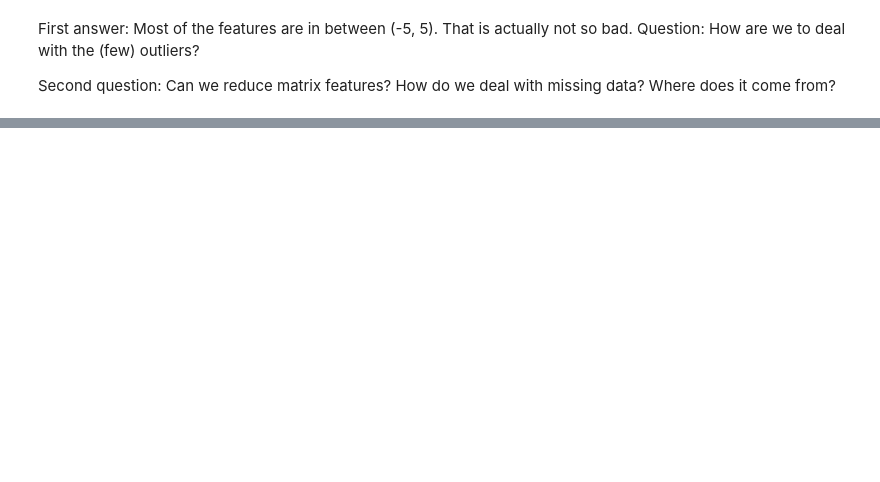
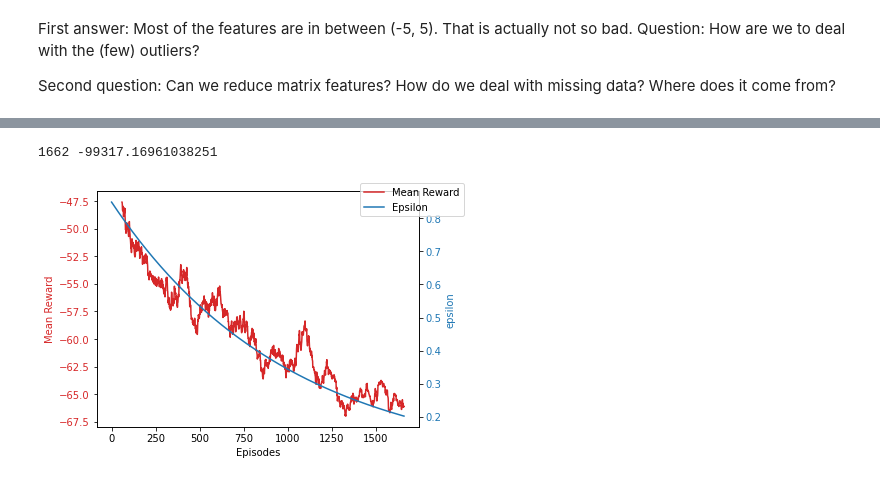
Before and after one commit to RaoulBer/Bomberman-KI-Projekt, a Jupyter notebook: bomberman_rl-master/agent_code/regression_forest/data_science_features.ipynb, the cells around one changed output, grey strips where cells are left out. Drawn from its saved outputs; the diff is of its cells as text; code cells hidden in the pictures; blank space fills up the shorter version.

```diff
--- a/bomberman_rl-master/agent_code/regression_forest/data_science_features.ipynb
+++ b/bomberman_rl-master/agent_code/regression_forest/data_science_features.ipynb
@@ -42,3 +68,0 @@ np.max(X_train)
-# %%
-with open("game_setup.pt", "rb") as file:
-    game_sample = pickle.load(file)
@@ -76,0 +179,34 @@ print(length)
+# %%
+with open("rewards.pt", "rb") as file:
+    re = pickle.load(file)
+#re = ewma_vectorized(re, alpha=0.1, offset=0, dtype=None, order='C', out=None)
+windowSize = 60
+
+# Get PANDAS exponential weighted moving average
+ewm_pd = np.array(pd.DataFrame(re).rolling(window=windowSize).mean())
+
+length = len(re)
+y = np.exp(-(np.arange(0, length) + 1)/1000)*0.8 + 0.05
+fig, ax1 = plt.subplots()
+#plt.figure(figsize=(16, 12), dpi=800)
+#fig.set_size_inches(18.5, 10.5)
+color = 'tab:red'
+ax1.set_xlabel('Episodes')
+ax1.set_ylabel('Mean Reward', color=color)
+ax1.plot(range(length), ewm_pd, color=color, label="Mean Reward")
+ax1.tick_params(axis='y', labelcolor=color)
+
+ax2 = ax1.twinx()  # instantiate a second axes that shares the same x-axis
+
+color = 'tab:blue'
+ax2.set_ylabel('epsilon', color=color)  # we already handled the x-label with ax1
+ax2.plot(range(length), y, color = color,label="Epsilon")
+ax2.tick_params(axis='y', labelcolor=color)
+dateiname = "/Users/konradgoldenbaum/Documents/Random_based_combative_train.png"
+fig.legend()
+fig.tight_layout()  # otherwise the right y-label is slightly clipped
+fig.savefig(dateiname, format='png',  dpi=800)
+print(length, np.sum(re))
+# %% [output]
+1662 -99317.16961038251
+[figure, added]
```
Also changed, not shown: parts of 11 cells of this notebook, 6 other files.
